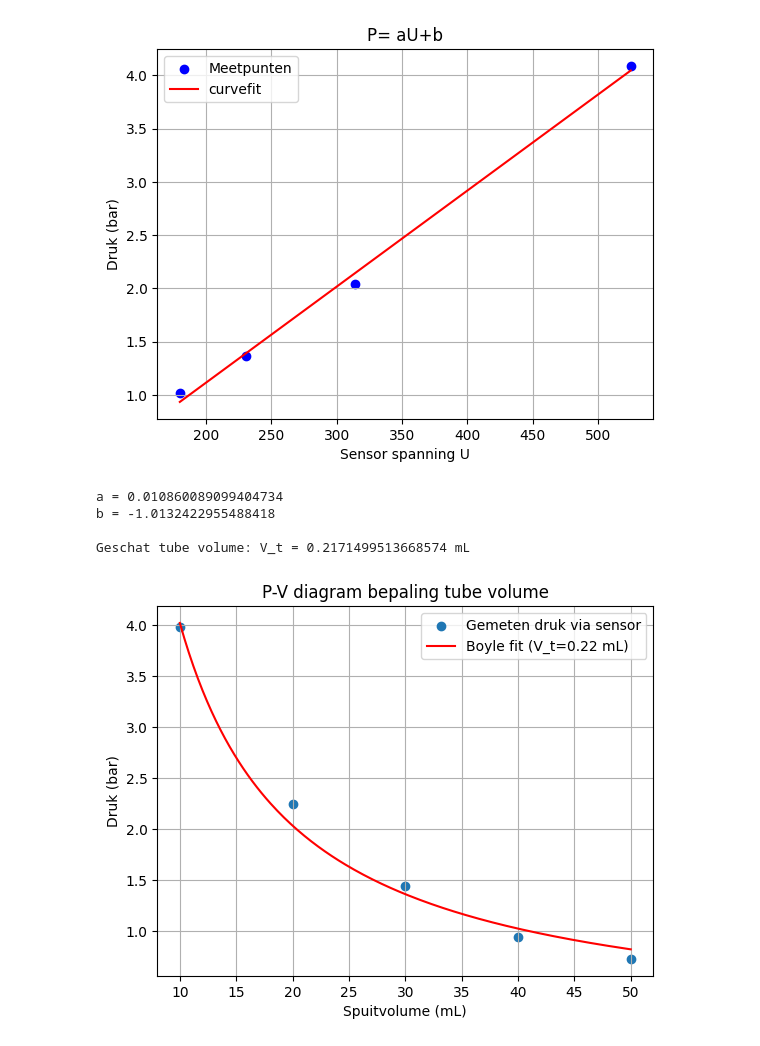
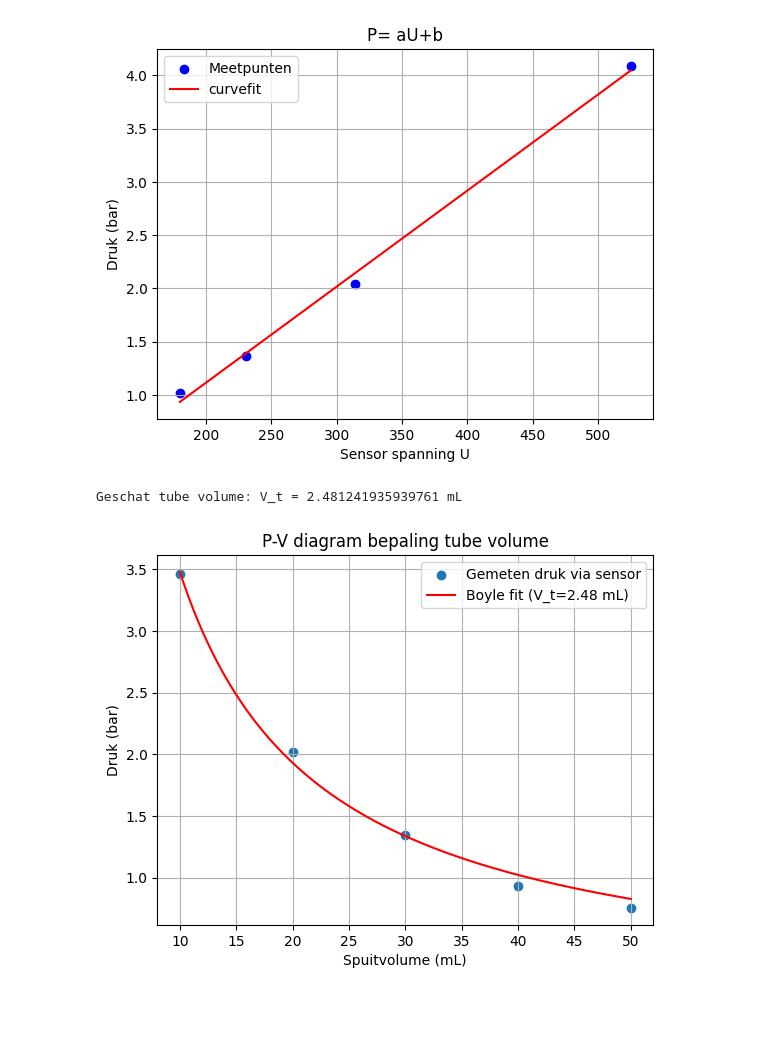
Before and after one commit to JesseDijkzeul/2, a Jupyter notebook: Content/Labs/druksensorijken.ipynb, the cells around one changed output. Drawn from its saved outputs; the diff is of its cells as text; code cells hidden in the pictures; blank space fills up the shorter version.

```diff
--- a/Content/Labs/druksensorijken.ipynb
+++ b/Content/Labs/druksensorijken.ipynb
@@ -102,7 +102,7 @@ def model(U, a, b):
     return a * U + b
 
 # Meetdata (korte tube)
-U = np.array([180, 231, 314, 525])
+U_1 = np.array([180, 231, 314, 525])
 P = np.array([
     1.022,
     1.022 * 40/30,
@@ -111,7 +111,7 @@ P = np.array([
 ])
 
 # Curve fit uitvoeren
-params, covariance = curve_fit(model, U, P)
+params, covariance = curve_fit(model, U_1, P)
 a, b = params
 
 print("Kalibratie:")
@@ -120,11 +120,11 @@ print("b =", b)
 print('a * U + b moet ook gebruikt worden voor andere metingen met deze druksensor')
 
 # Fitted curve
-U_fit = np.linspace(min(U), max(U), 200)
+U_fit = np.linspace(min(U_1), max(U_1), 200)
 P_fit = model(U_fit, a, b)
 
 # Plot
-plt.scatter(U, P, color='blue', label='Meetpunten')
+plt.scatter(U_1, P, color='blue', label='Meetpunten')
 plt.plot(U_fit, P_fit, 'r', label='curvefit')
 plt.xlabel("Sensor spanning U")
 plt.ylabel("Druk (bar)")
@@ -146,59 +146,43 @@ a * U + b moet ook gebruikt worden voor andere metingen met deze druksensor
 #  het onbekende volume van de tube
 #  met een volgende meetserie waarbij je de druk en het volume bepaald.
 
-import numpy as np
-import matplotlib.pyplot as plt
-from scipy.optimize import curve_fit
 
-# --- Meetdata (lange tube) ---
-U = np.array([160, 180, 226, 300, 460])
+# Meetdata (lange tube)
+U_2 = np.array([160, 180, 226, 300, 460])
 V_s = np.array([50, 40, 30, 20, 10])  # spuitvolumes
 
-# --- Druk volgens Boyle bij de korte tube (voor calibratie) ---
-p40 = 1.022
-P = p40 * 40 / V_s   # Alleen voor calibratie van U -> p
-
-# --- Stap 1: Kalibratie U -> p ---
-def linear(U, a, b):
-    return a*U + b
-
-(a, b), cov1 = curve_fit(linear, U, P)
-
-print("a =", a)
-print("b =", b)
+# Druk bij 40 ml (1atm)
+P[0] = 1.022
 
 # Bepaal gemeten druk:
-P_meas = linear(U, a, b)
+P_meas = model(U_2, a, b)
 
 
-# --- Stap 2: Fit om volume van tube te bepalen ---
+# Fit om volume van tube te bepalen
 # Boyle’s model met extra tubevolume
 def boyle(Vs, Vt):
-    return p40 * (40 + Vt) / (Vs + Vt)
+    return P[0] * (40 + Vt) / (Vs + Vt)
 
 Vt_opt, cov2 = curve_fit(boyle, V_s, P_meas)
 Vt = Vt_opt[0]
 
 print("\nGeschat tube volume: V_t =", Vt, "mL")
 
 
-# --- Plot ---
+# Plot
 Vs_fine = np.linspace(10, 50, 200)
 P_fit = boyle(Vs_fine, Vt)
 
+plt.figure()
 plt.scatter(V_s, P_meas, label="Gemeten druk via sensor")
 plt.plot(Vs_fine, P_fit, 'r', label=f"Boyle fit (V_t={Vt:.2f} mL)")
 plt.xlabel("Spuitvolume (mL)")
 plt.ylabel("Druk (bar)")
 plt.title("P-V diagram bepaling tube volume")
 plt.legend()
 plt.grid()
 plt.savefig(r"C:\Users\Jesse\Desktop\TU Delft\IP2\thermolab\2\Figures\druksensorijken_curve_fit_tube_2",dpi= 400)
 plt.show()
-plt.show()
 # %% [output]
-a = 0.010860089099404734
-b = -1.0132422955488418
-
-Geschat tube volume: V_t = 0.2171499513668574 mL
+Geschat tube volume: V_t = 2.481241935939761 mL
-[figure, old version]
+[figure, new version]
```
Also changed, not shown: 3 other files.
